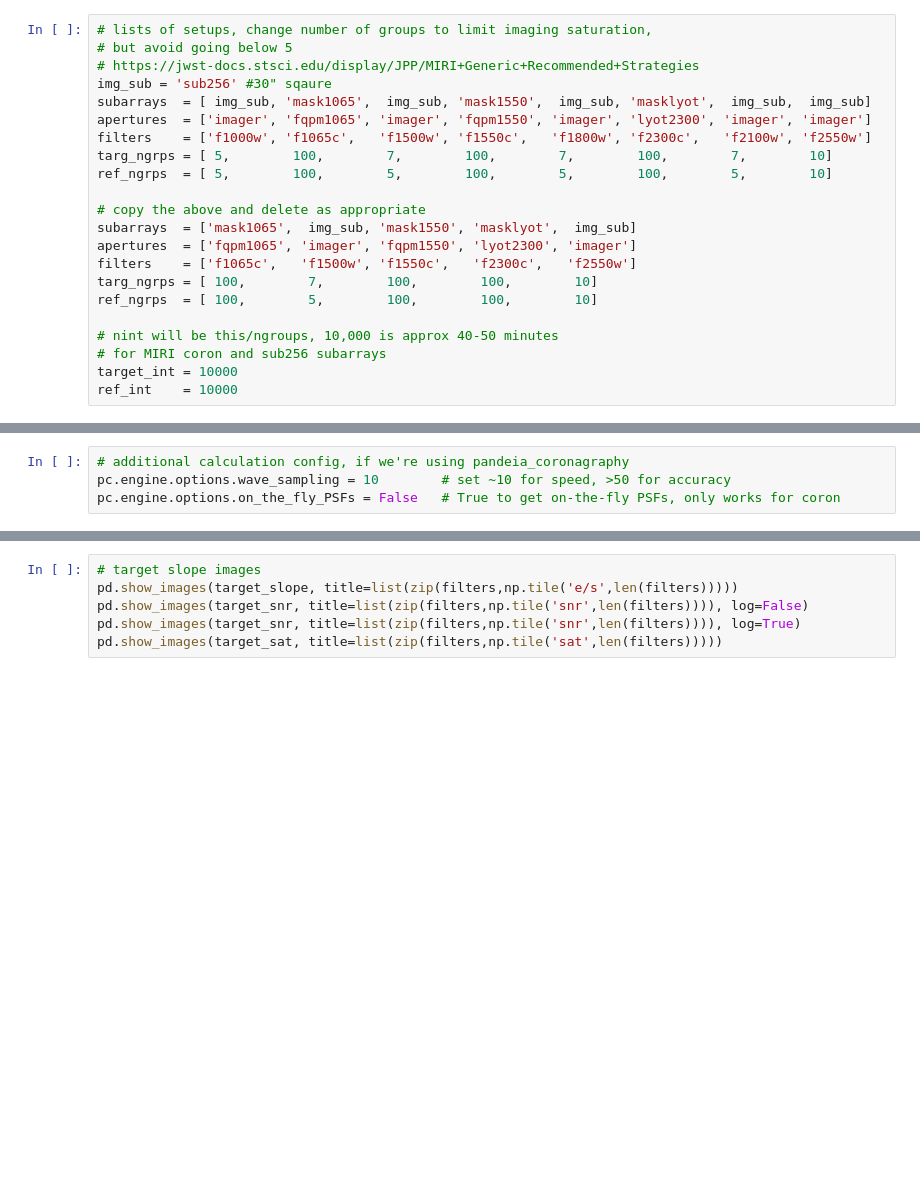
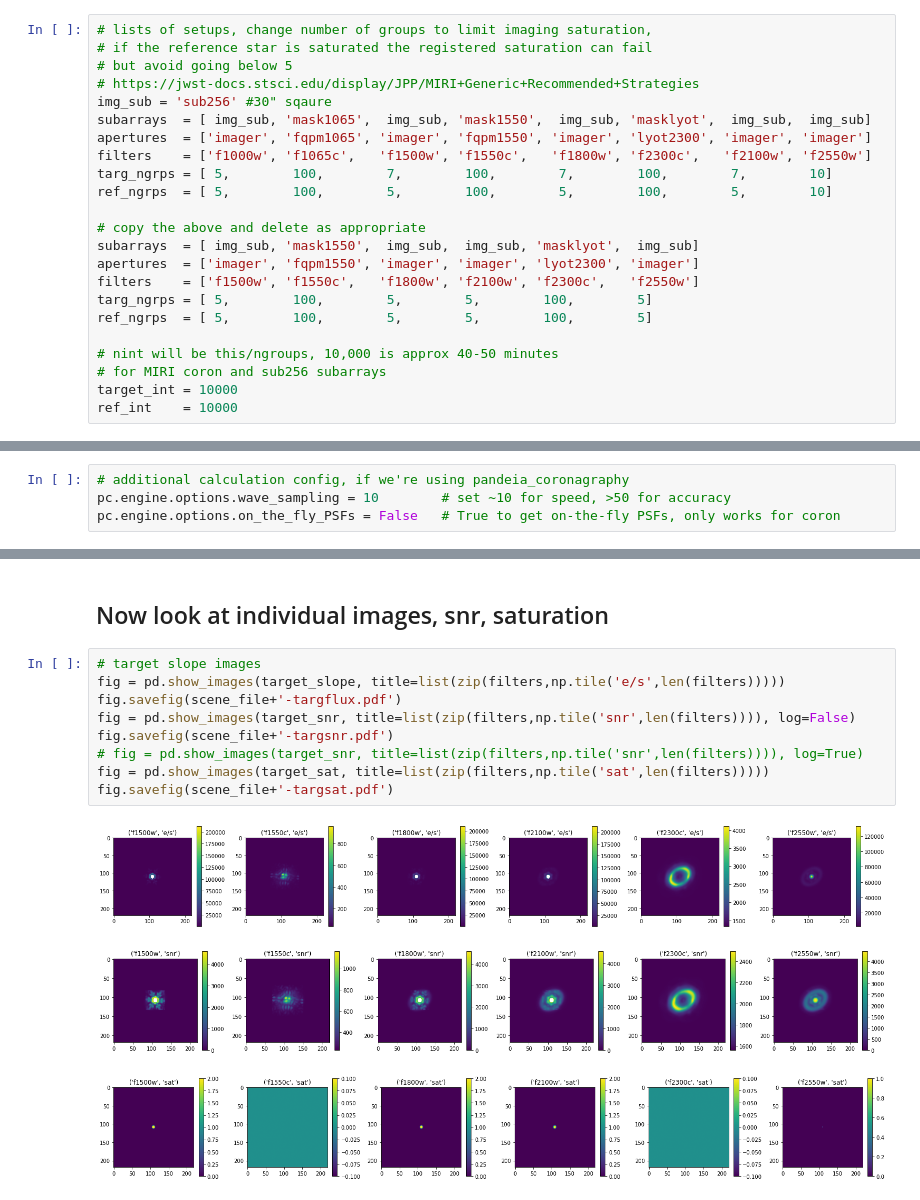
Before and after one commit to drgmk/pandeia-disks, a Jupyter notebook: notebooks/observe.ipynb, the cells around one changed output, grey strips where cells are left out. Saved outputs shown, nothing was run; the diff lists cells and outputs as text; blank space fills up the shorter version.

```diff
--- a/notebooks/observe.ipynb
+++ b/notebooks/observe.ipynb
@@ -27,5 +66,6 @@ img_base['scene'].clear()
 # %%
 # lists of setups, change number of groups to limit imaging saturation,
+# if the reference star is saturated the registered saturation can fail
 # but avoid going below 5
 # https://jwst-docs.stsci.edu/display/JPP/MIRI+Generic+Recommended+Strategies
 img_sub = 'sub256' #30" sqaure
@@ -36,11 +76,11 @@ targ_ngrps = [ 5,        100,        7,        100,        7,        100,
 ref_ngrps  = [ 5,        100,        5,        100,        5,        100,        5,        10]
 
 # copy the above and delete as appropriate
-subarrays  = ['mask1065',  img_sub, 'mask1550', 'masklyot',  img_sub]
-apertures  = ['fqpm1065', 'imager', 'fqpm1550', 'lyot2300', 'imager']
-filters    = ['f1065c',   'f1500w', 'f1550c',   'f2300c',   'f2550w']
-targ_ngrps = [ 100,        7,        100,        100,        10]
-ref_ngrps  = [ 100,        5,        100,        100,        10]
+subarrays  = [ img_sub, 'mask1550',  img_sub,  img_sub, 'masklyot',  img_sub]
+apertures  = ['imager', 'fqpm1550', 'imager', 'imager', 'lyot2300', 'imager']
+filters    = ['f1500w', 'f1550c',   'f1800w', 'f2100w', 'f2300c',   'f2550w']
+targ_ngrps = [ 5,        100,        5,        5,        100,        5]
+ref_ngrps  = [ 5,        100,        5,        5,        100,        5]
 
 # nint will be this/ngroups, 10,000 is approx 40-50 minutes
 # for MIRI coron and sub256 subarrays
@@ -166,8 +300,17 @@ PSF is not properly generated for imaging.
+# %% [markdown]
+## Now look at individual images, snr, saturation
 # %%
 # target slope images
-pd.show_images(target_slope, title=list(zip(filters,np.tile('e/s',len(filters)))))
-pd.show_images(target_snr, title=list(zip(filters,np.tile('snr',len(filters)))), log=False)
-pd.show_images(target_snr, title=list(zip(filters,np.tile('snr',len(filters)))), log=True)
-pd.show_images(target_sat, title=list(zip(filters,np.tile('sat',len(filters)))))
+fig = pd.show_images(target_slope, title=list(zip(filters,np.tile('e/s',len(filters)))))
+fig.savefig(scene_file+'-targflux.pdf')
+fig = pd.show_images(target_snr, title=list(zip(filters,np.tile('snr',len(filters)))), log=False)
+fig.savefig(scene_file+'-targsnr.pdf')
+# fig = pd.show_images(target_snr, title=list(zip(filters,np.tile('snr',len(filters)))), log=True)
+fig = pd.show_images(target_sat, title=list(zip(filters,np.tile('sat',len(filters)))))
+fig.savefig(scene_file+'-targsat.pdf')
+# %% [output]
+[figure, added]
+[figure, added]
+[figure, added]
 # %%
 # star slope images
```
Also changed, not shown: parts of 33 cells of this notebook, 1 other file.
